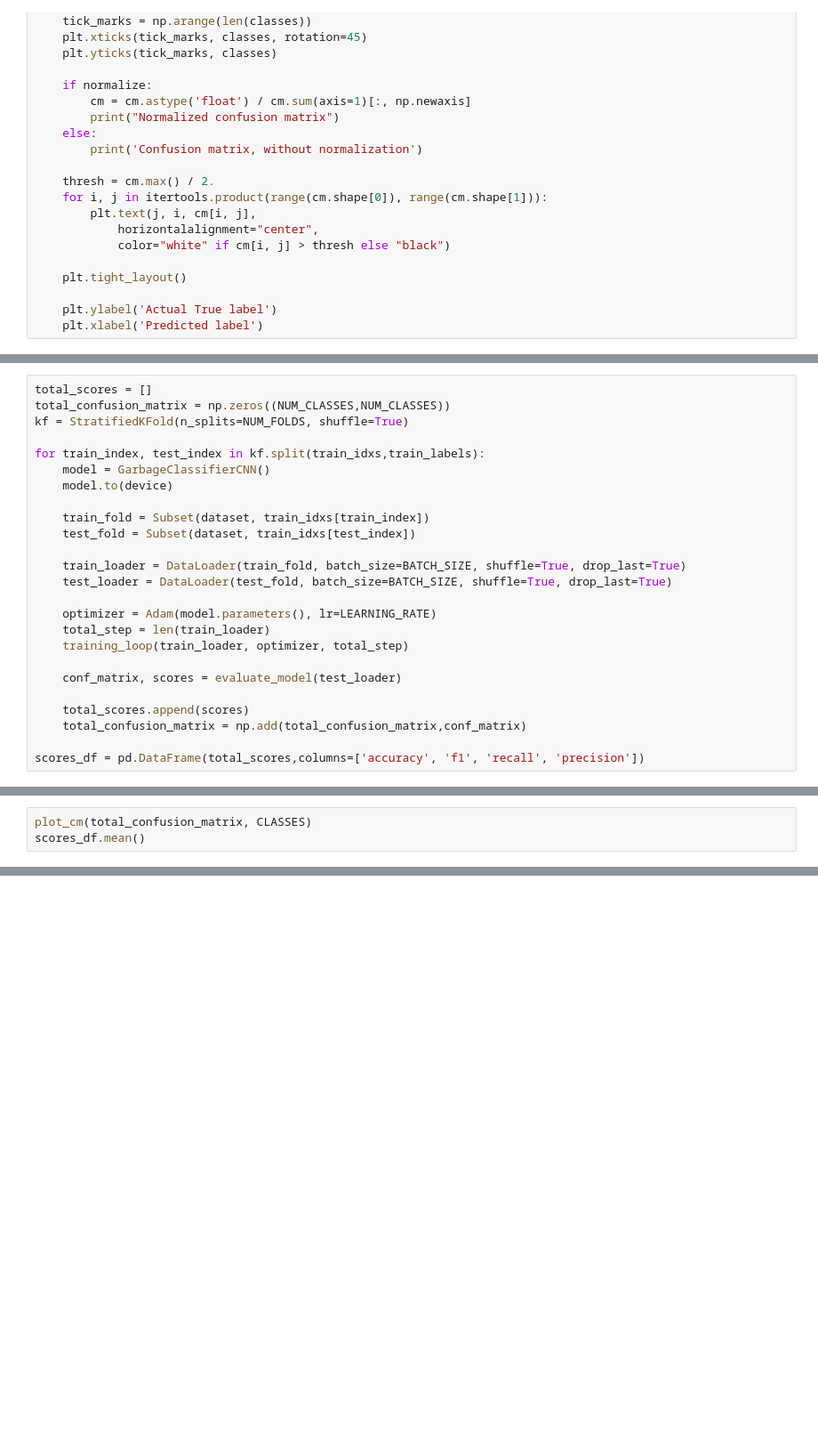
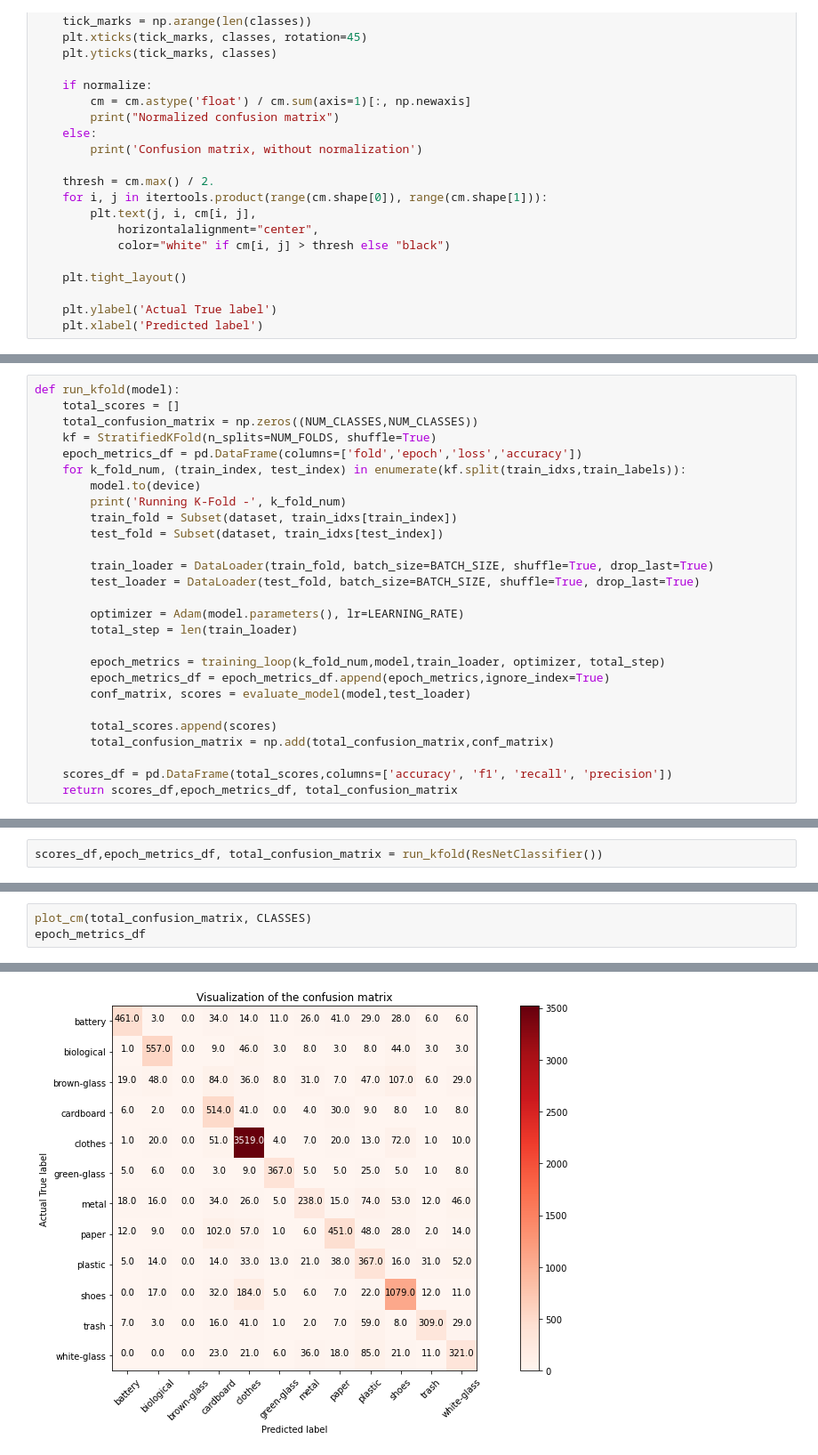
Before and after one commit to krsnvijay/COMP-6771-garbage-classification, a Jupyter notebook: garbage_classifier.ipynb, the cells around one changed output, grey strips where cells are left out. Shown at 89% size. Drawn from its saved outputs; the diff is of its cells as text; blank space fills up the shorter version.

Commit message:
Add resnet50 and metrics_df

```diff
--- a/garbage_classifier.ipynb
+++ b/garbage_classifier.ipynb
@@ -191,25 +229,27 @@ def training_loop(train_loader, optimizer, total_step):
 # %%
-total_scores = []
-total_confusion_matrix = np.zeros((NUM_CLASSES,NUM_CLASSES))
-kf = StratifiedKFold(n_splits=NUM_FOLDS, shuffle=True)
+def run_kfold(model):
+    total_scores = []
+    total_confusion_matrix = np.zeros((NUM_CLASSES,NUM_CLASSES))
+    kf = StratifiedKFold(n_splits=NUM_FOLDS, shuffle=True)
+    epoch_metrics_df = pd.DataFrame(columns=['fold','epoch','loss','accuracy'])
+    for k_fold_num, (train_index, test_index) in enumerate(kf.split(train_idxs,train_labels)):
+        model.to(device)
+        print('Running K-Fold -', k_fold_num)
+        train_fold = Subset(dataset, train_idxs[train_index])
+        test_fold = Subset(dataset, train_idxs[test_index])
 
-for train_index, test_index in kf.split(train_idxs,train_labels):
-    model = GarbageClassifierCNN()
-    model.to(device)
+        train_loader = DataLoader(train_fold, batch_size=BATCH_SIZE, shuffle=True, drop_last=True)
+        test_loader = DataLoader(test_fold, batch_size=BATCH_SIZE, shuffle=True, drop_last=True)
 
-    train_fold = Subset(dataset, train_idxs[train_index])
-    test_fold = Subset(dataset, train_idxs[test_index])
+        optimizer = Adam(model.parameters(), lr=LEARNING_RATE)
+        total_step = len(train_loader)
 
-    train_loader = DataLoader(train_fold, batch_size=BATCH_SIZE, shuffle=True, drop_last=True)
-    test_loader = DataLoader(test_fold, batch_size=BATCH_SIZE, shuffle=True, drop_last=True)
+        epoch_metrics = training_loop(k_fold_num,model,train_loader, optimizer, total_step)
+        epoch_metrics_df = epoch_metrics_df.append(epoch_metrics,ignore_index=True)
+        conf_matrix, scores = evaluate_model(model,test_loader)
 
-    optimizer = Adam(model.parameters(), lr=LEARNING_RATE)
-    total_step = len(train_loader)
-    training_loop(train_loader, optimizer, total_step)
+        total_scores.append(scores)
+        total_confusion_matrix = np.add(total_confusion_matrix,conf_matrix)
 
-    conf_matrix, scores = evaluate_model(test_loader)
-
-    total_scores.append(scores)
-    total_confusion_matrix = np.add(total_confusion_matrix,conf_matrix)
-
-scores_df = pd.DataFrame(total_scores,columns=['accuracy', 'f1', 'recall', 'precision'])
+    scores_df = pd.DataFrame(total_scores,columns=['accuracy', 'f1', 'recall', 'precision'])
+    return scores_df,epoch_metrics_df, total_confusion_matrix
@@ -234,0 +256,2 @@ KeyboardInterrupt:
+# %%
+scores_df,epoch_metrics_df, total_confusion_matrix = run_kfold(ResNetClassifier())
@@ -235,3 +295,4 @@ KeyboardInterrupt:
 # %%
 plot_cm(total_confusion_matrix, CLASSES)
-scores_df.mean()
+epoch_metrics_df
+# %% [output]
@@ -237,0 +305 @@ scores_df.mean()
+[figure, added]
```
Also changed, not shown: parts of 14 cells of this notebook.
